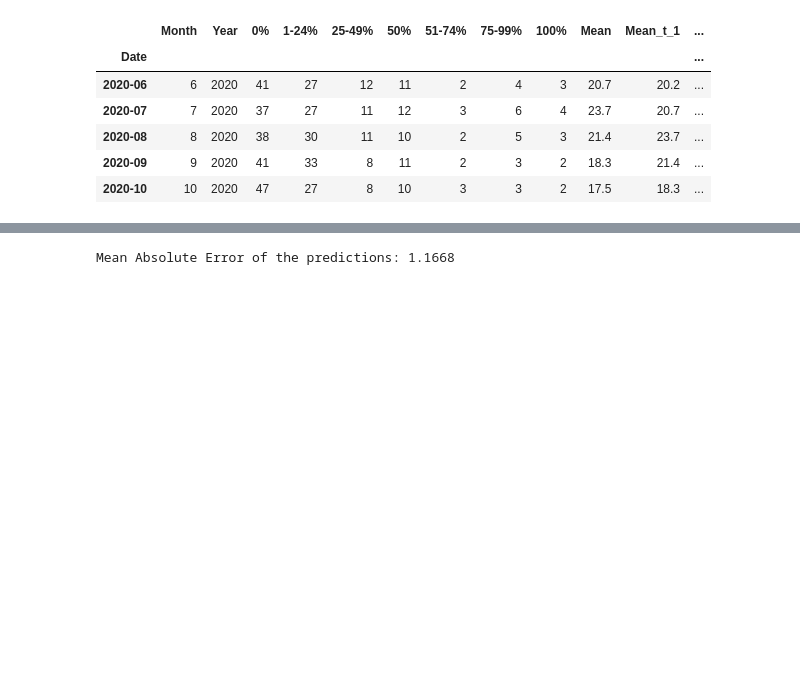
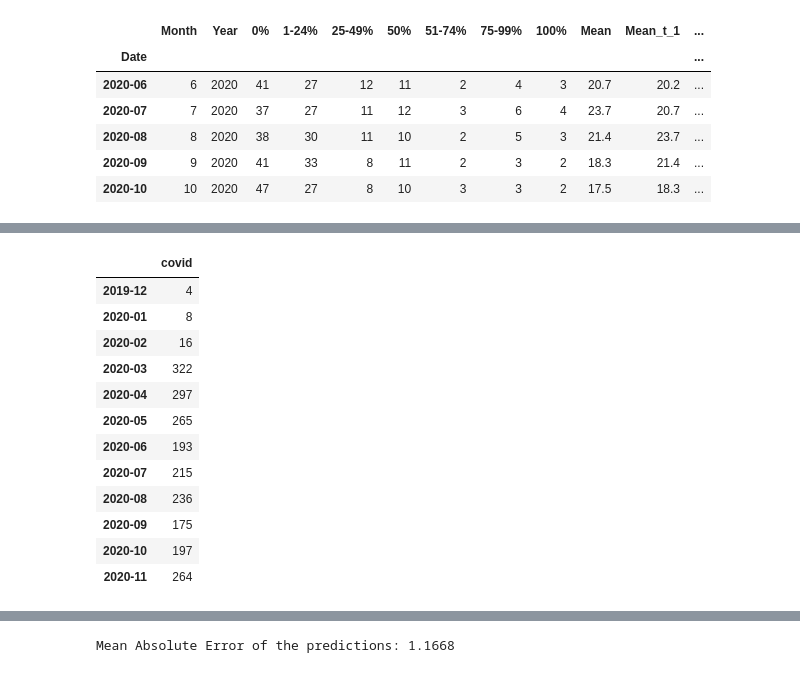
Before and after one commit to epfl-ada/ada-2020-project-milestone-p3-p3_datanalyzers, a Jupyter notebook: creative_extension.ipynb, the cells around one changed output, grey strips where cells are left out. Cells and saved outputs as stored; diff of their text form; code cells hidden in the pictures; blank space fills up the shorter version.

Commit message:
Additional Google Trends

```diff
--- a/creative_extension.ipynb
+++ b/creative_extension.ipynb
@@ -213,0 +217,22 @@ df_full.tail()
+# %%
+covid19trends = pd.read_csv('data/covid19trends.csv')
+covid19trends = covid19trends[1:].rename(columns = {"Category: All categories":"covid"})
+covid19trends.index = pd.DatetimeIndex(covid19trends.index).to_period('M')
+covid19trends[covid19trends.covid == "<1"] = "1"
+covid19trends.covid = pd.to_numeric(covid19trends.covid)
+covid19trends = covid19trends.groupby(covid19trends.index).sum()
+covid19trends
+# %% [output]
+|  | covid |
+| 2019-12 | 4 |
+| 2020-01 | 8 |
+| 2020-02 | 16 |
+| 2020-03 | 322 |
+| 2020-04 | 297 |
+| 2020-05 | 265 |
+| 2020-06 | 193 |
+| 2020-07 | 215 |
+| 2020-08 | 236 |
+| 2020-09 | 175 |
+| 2020-10 | 197 |
+| 2020-11 | 264 |
```
Also changed, not shown: parts of 3 cells of this notebook, 2 other files.
